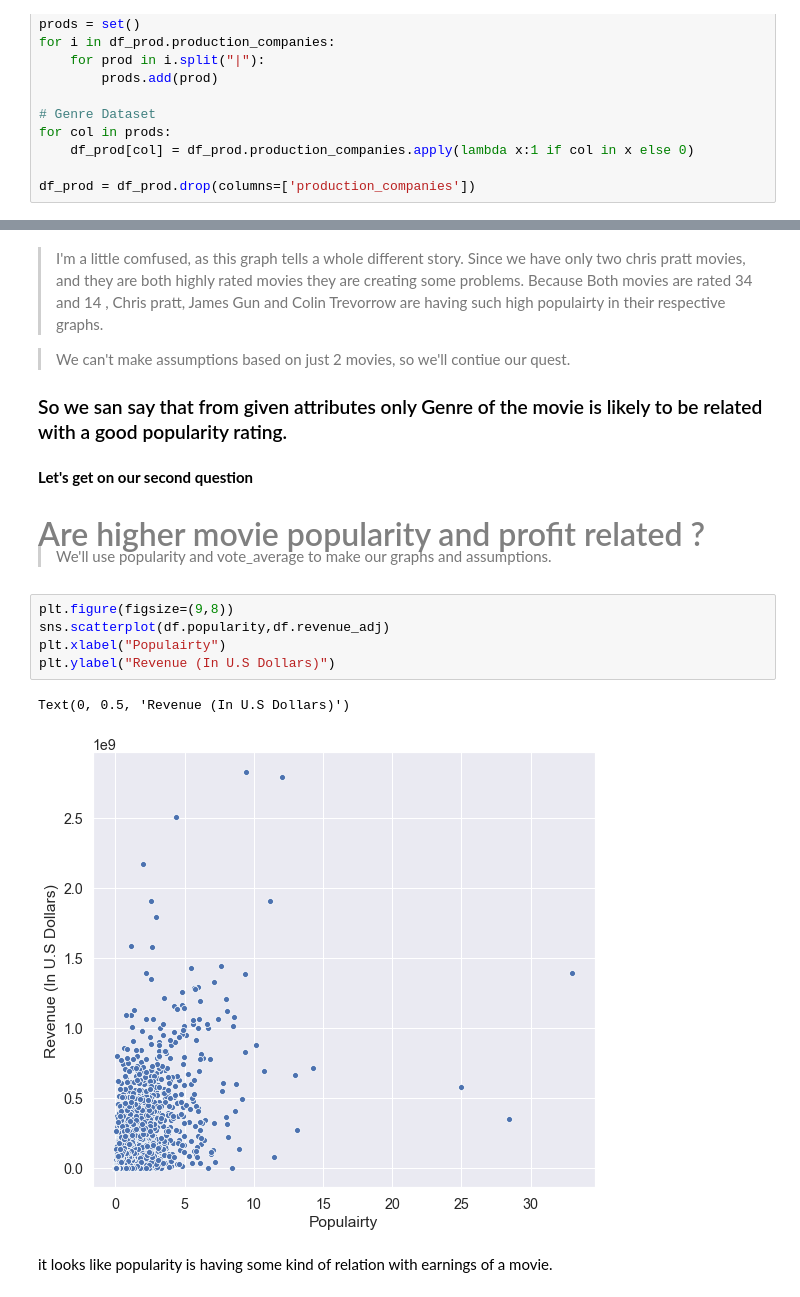
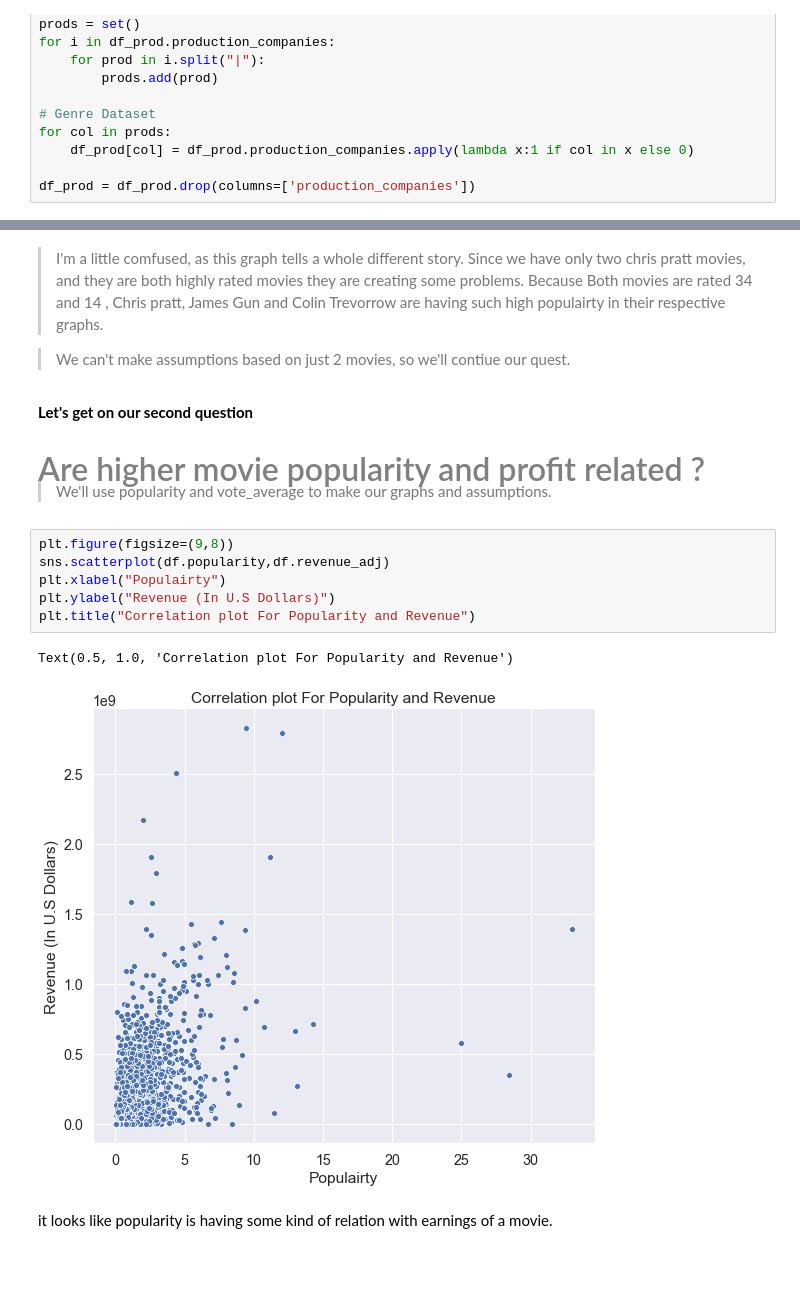
Before and after one commit to angrybayblade/udacityInvestigateDatasetIMDB, a Jupyter notebook: Solution.ipynb, the cells around one changed output, grey strips where cells are left out. Drawn from its saved outputs; the diff is of its cells as text; blank space fills up the shorter version.

```diff
--- a/Solution.ipynb
+++ b/Solution.ipynb
@@ -285,8 +285,6 @@ Text(0.5, 1.0, 'Top 50 Production Componies With highest movie popularities')
 > I'm a little comfused, as this graph tells a whole different story. Since we have only two chris pratt movies, and they are both highly rated movies they are creating some problems. Because Both movies are rated 34 and 14 , Chris pratt, James Gun and Colin Trevorrow are having such high populairty in their respective graphs.
 
 > We can't make assumptions based on just 2 movies, so we'll contiue our quest.
-
-### So we san say that from given attributes only Genre of the movie is likely to be related with a good popularity rating.
 # %% [markdown]
 **Let's get on our second question**
 <br><br>
@@ -298,11 +296,12 @@ Text(0.5, 1.0, 'Top 50 Production Componies With highest movie popularities')
 # %%
 plt.figure(figsize=(9,8))
 sns.scatterplot(df.popularity,df.revenue_adj)
 plt.xlabel("Populairty")
 plt.ylabel("Revenue (In U.S Dollars)")
+plt.title("Correlation plot For Popularity and Revenue")
 # %% [output]
-Text(0, 0.5, 'Revenue (In U.S Dollars)')
+Text(0.5, 1.0, 'Correlation plot For Popularity and Revenue')
-[figure, old version]
+[figure, new version]
 # %% [markdown]
 it looks like popularity is having some kind of relation with earnings of a movie.
 # %%
```
Also changed, not shown: parts of 10 cells of this notebook, 1 other file.
